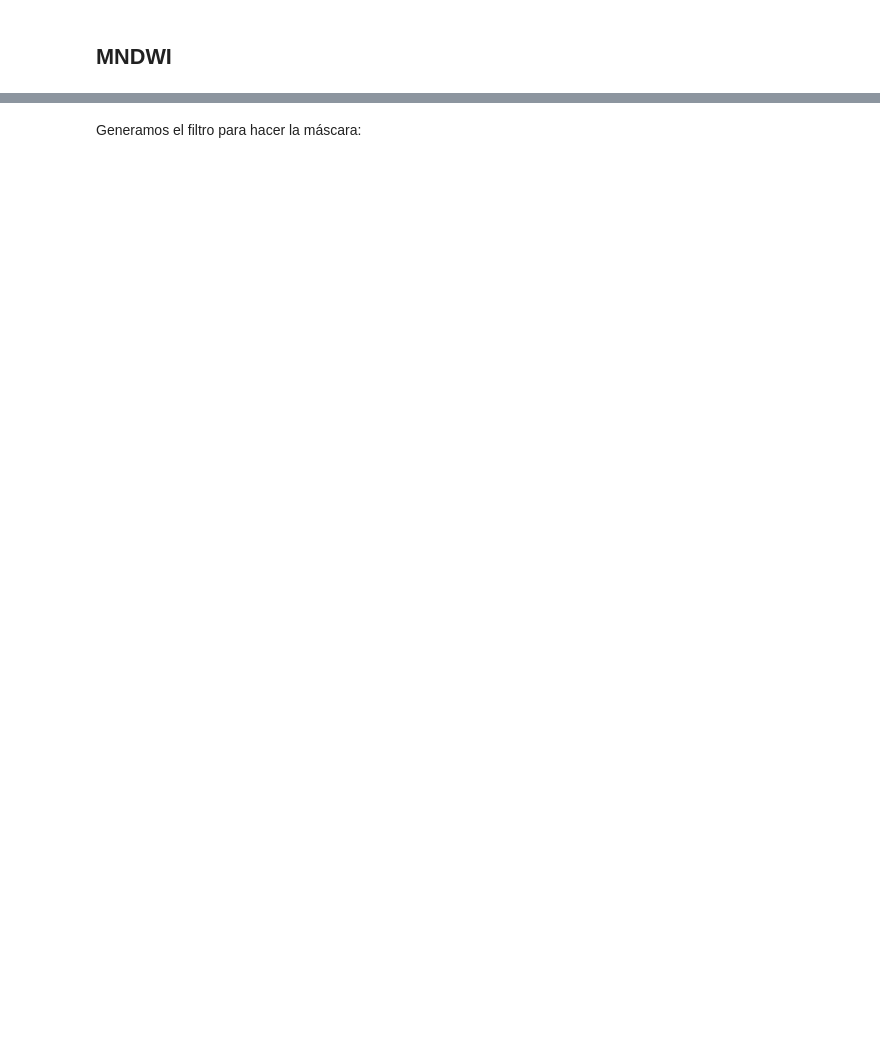
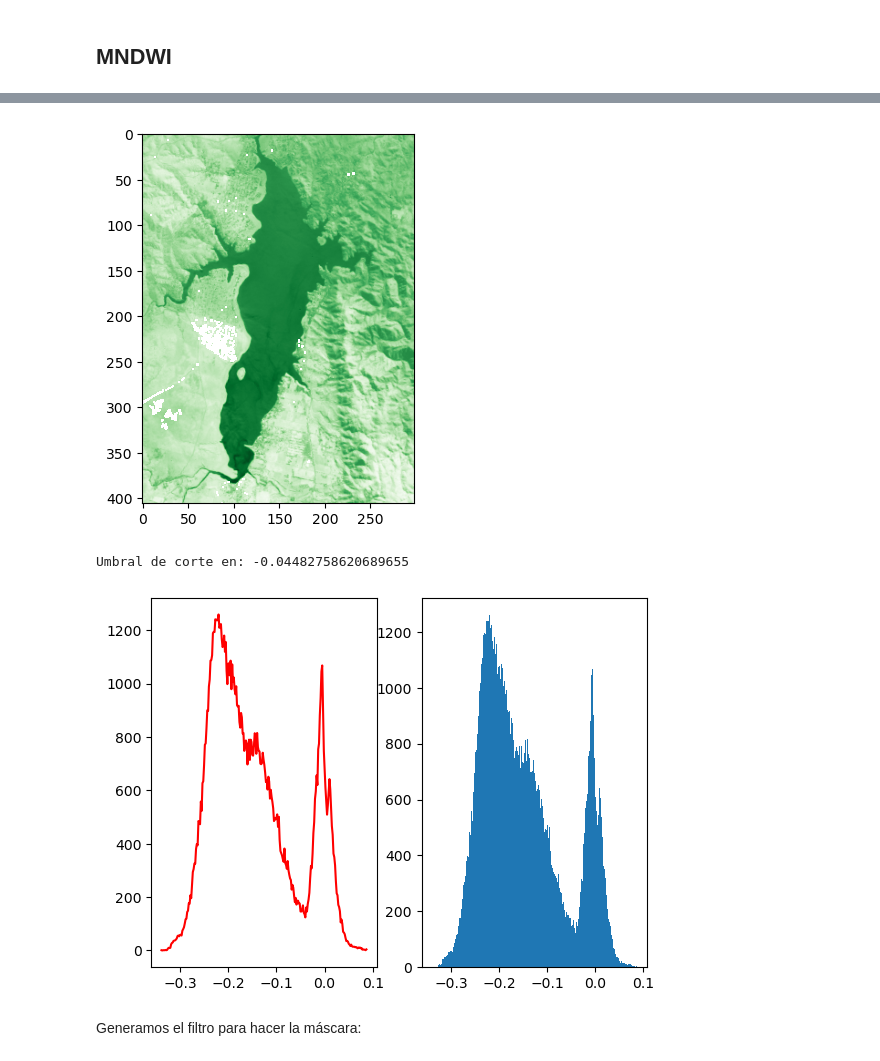
Before and after one commit to Mnzeballos/Trabajo_final_Tec-Int, a Jupyter notebook: Notas y código.ipynb, the cells around one changed output, grey strips where cells are left out. Drawn from its saved outputs; the diff is of its cells as text; code cells hidden in the pictures; blank space fills up the shorter version.

```diff
--- a/Notas y código.ipynb
+++ b/Notas y código.ipynb
@@ -277,3 +285,31 @@ plt.plot(mdwi_edges[1:], mdwi_hist,'r')
+# %%
+#mdwi calculation, empty cells or nodata cells are reporte as 0
+mdwi = np.where(
+                (BB3+BB6)==0.,
+                0,
+                (BB3-BB6)/(BB3+BB6)
+               )
+plot.show(mdwi, cmap='Greens')
+
+# Histograma
+mdwi_hist, mdwi_edges = np.histogram(mdwi[~np.isnan(mdwi)], bins=256)
+plt.subplot(1,2,1)
+plt.plot(mdwi_edges[1:], mdwi_hist,'r')
+plt.subplot(1,2,2)
+plt.hist(mdwi[~np.isnan(mdwi)], bins=256)
+
+# Calcular el histograma de los datos filtrados
+
+# Encontrar el índice del valor con menor frecuencia en el histograma
+filtered_data = mdwi[(mdwi >= -0.1) & (mdwi <= 0)]
+mdwi_hist, mdwi_edges = np.histogram(filtered_data, bins=np.linspace(-0.1, 0.0, 30))
+min_freq_index = np.argmin(mdwi_hist)
+min_freq_value = mdwi_edges[min_freq_index]
+print('Umbral de corte en:', min_freq_value)
+# %% [output]
+[figure, added]
+Umbral de corte en: -0.04482758620689655
+[figure, added]
 # %% [markdown]
 Generamos el filtro para hacer la máscara:
 # %%
```
Also changed, not shown: parts of 5 cells of this notebook, 1 other file.
